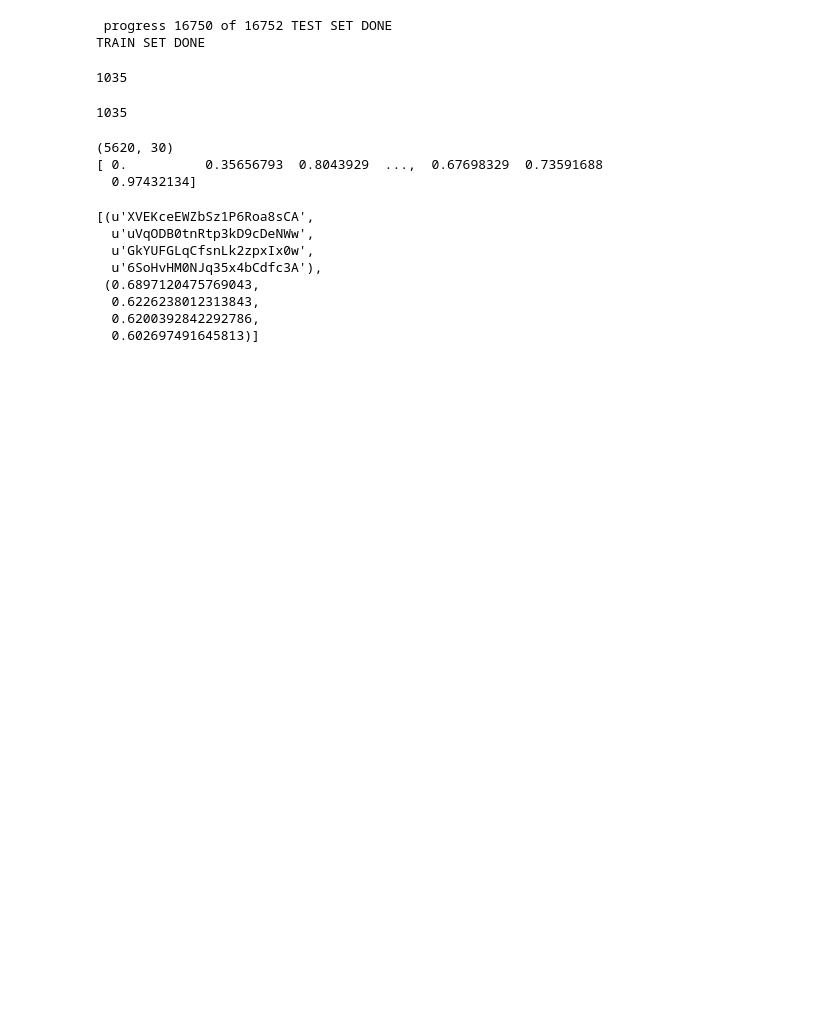
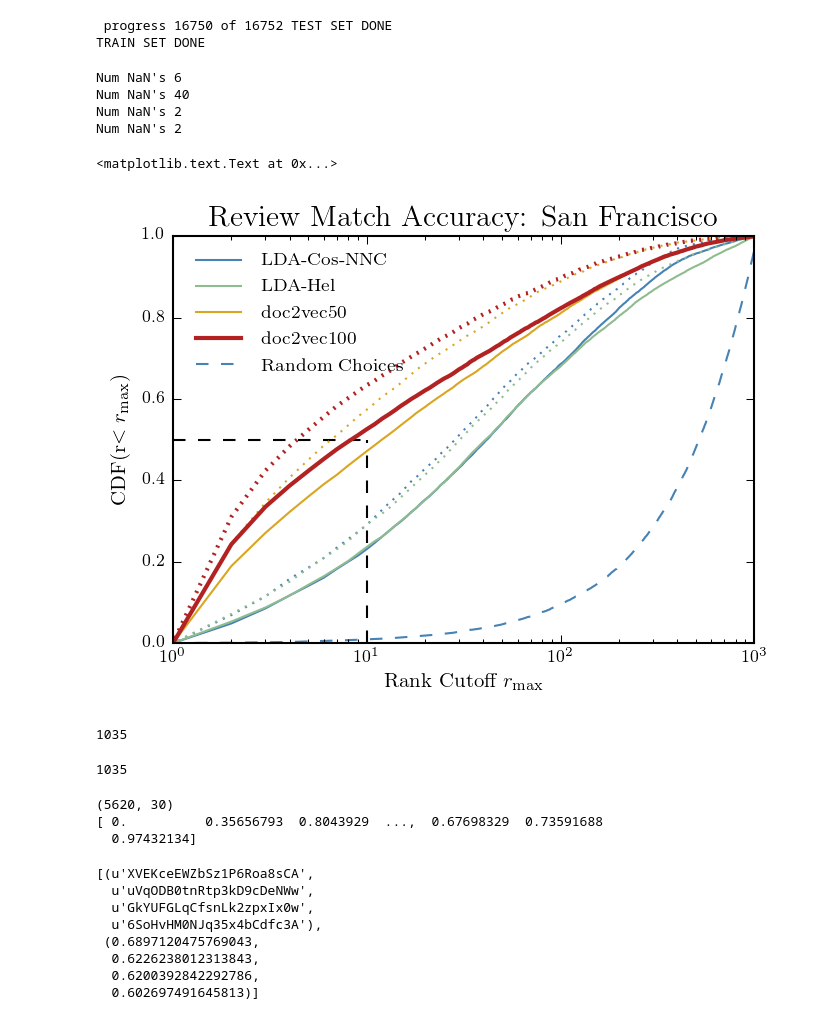
Before and after one commit to erccarls/vectorsearch, a Jupyter notebook: notebooks/08 - Validation.ipynb, the cells around one changed output. Drawn from its saved outputs; the diff is of its cells as text; code cells hidden in the pictures; blank space fills up the shorter version.

```diff
--- a/notebooks/08 - Validation.ipynb
+++ b/notebooks/08 - Validation.ipynb
@@ -196,36 +168,41 @@ for key, result_set in result_sets.items():
         linestyle="-"
         linewidth=1
         if min_length==50:
-            print 'here'
             alpha=1
             label=None
             linestyle=":"
         if key=='doc2vec100':
-
-        linewidth=1
+            linewidth=2
         plt.plot(range(n_businesses),CDF, label=label, color=colors[key], alpha=alpha,
                  linestyle=linestyle, linewidth=linewidth)
 
 
 #     CDF = np.array([np.sum(ranks_train<i) for i in range(n_businesses)])/float(len(ranks_train))
 #     plt.plot(range(n_businesses), CDF, label=r'LDA Training Set', linestyle=':')
 
 
 
 # Random Choices....
 random_choices = np.random.randint(1, n_businesses, len(ranks))
 CDF = np.array([np.sum(random_choices<i) for i in range(n_businesses)])/float(len(random_choices))
 plt.plot(range(n_businesses), CDF, label='Random Choices', linestyle='--')
 
 plt.vlines(10, 0, .5, alpha=1, linestyle='--' )
 plt.hlines(.5, 1, 1e1, alpha=1, linestyle='--' )
 
 plt.legend(loc=2, frameon=False, handlelength=3)
 plt.xscale('log')
 plt.xlim(1,1e3)
 plt.xlabel(r'Rank Cutoff $r_{\rm max}$')
 plt.ylabel(r'CDF(r$<r_{\rm max}$)')
 plt.title('Review Match Accuracy: San Francisco')
+# %% [output]
+Num NaN's 6
+Num NaN's 40
+Num NaN's 2
+Num NaN's 2
+<matplotlib.text.Text at 0x...>
+[figure, added]
 # %%
 # import yelp
 
```
Also changed, not shown: parts of 1 cell of this notebook, 12 other files.
